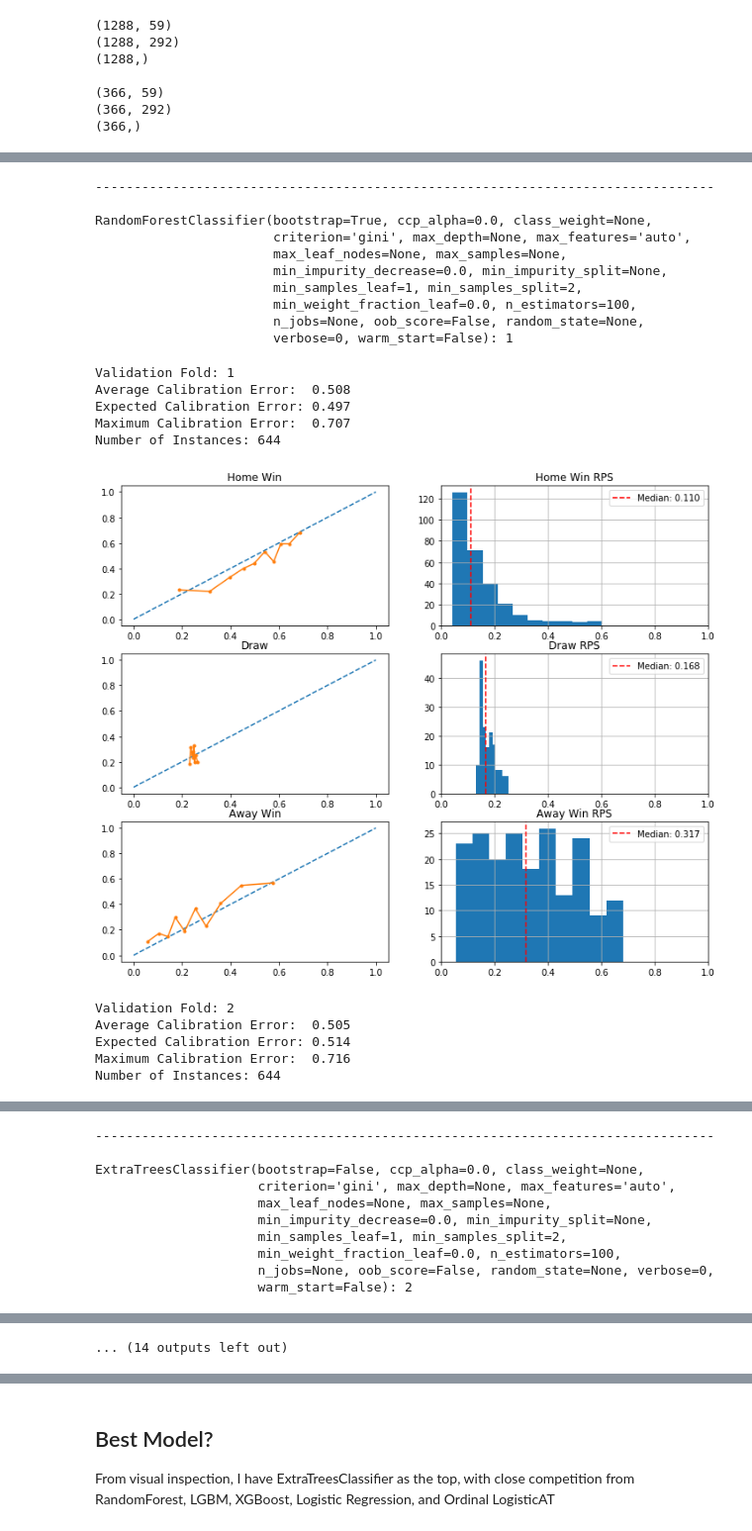
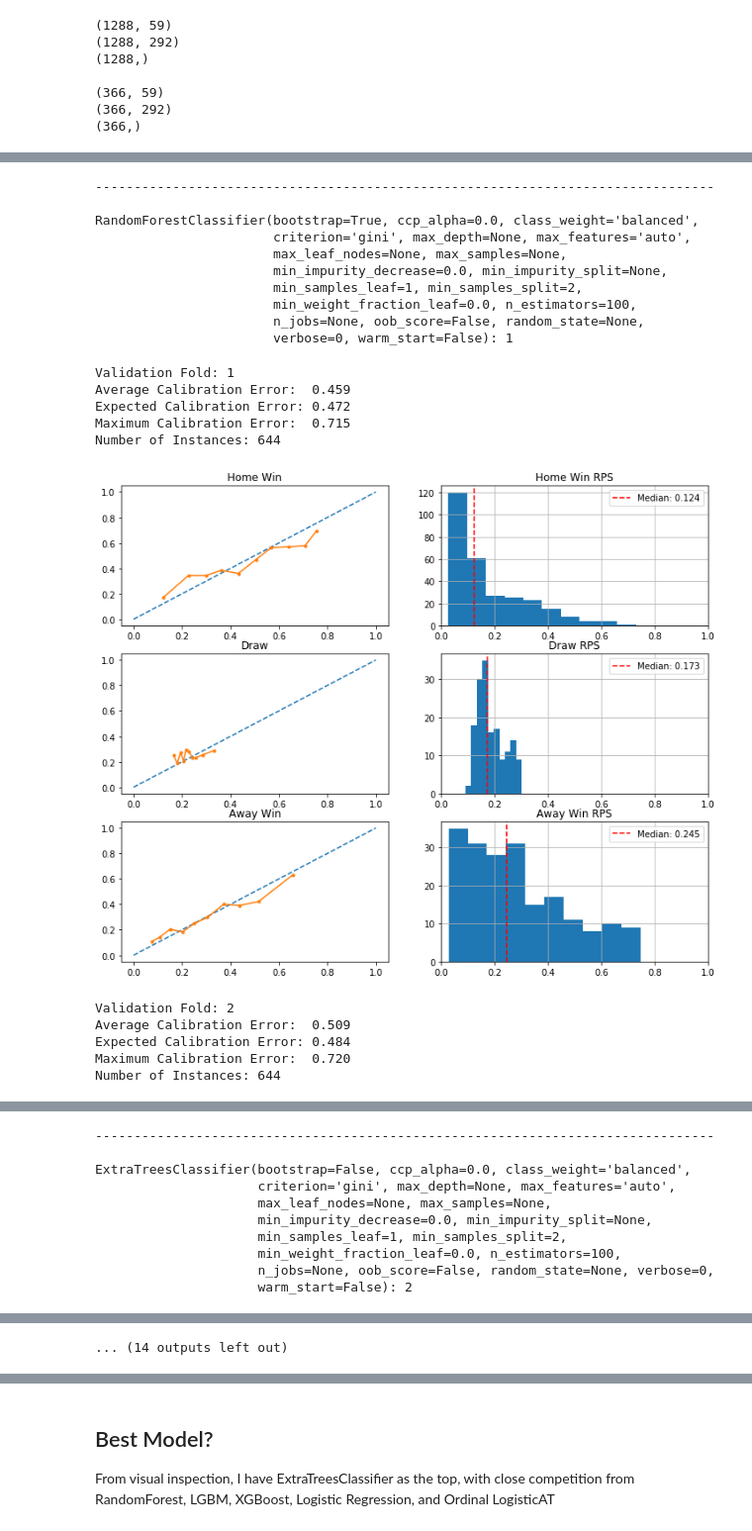
Before and after one commit to DMacGillivray/soccer-predictions, a Jupyter notebook: notebooks/009.003 Modeling - Classifiers + Probability Calibration.ipynb, the cells around one changed output, grey strips where cells are left out. Shown at 99% size. Drawn from its saved outputs; the diff is of its cells as text; code cells hidden in the pictures.

```diff
--- a/notebooks/009.003 Modeling - Classifiers + Probability Calibration.ipynb
+++ b/notebooks/009.003 Modeling - Classifiers + Probability Calibration.ipynb
@@ -364,8 +364,8 @@ from lightgbm import LGBMClassifier
 
 
 clfs = [GaussianNB(priors=[0.45, 0.26, 0.29]),
-        RandomForestClassifier(),
-        ExtraTreesClassifier(),
+        RandomForestClassifier(class_weight='balanced'),
+        ExtraTreesClassifier(class_weight='balanced'),
         LGBMClassifier(objective='multiclass'),
         KNeighborsClassifier(n_neighbors=20, weights='distance', algorithm='brute')]
 
@@ -375,7 +375,7 @@ for i, clf in enumerate(clfs):
     print(f'{clf}: {i}')
     print()
     n_splits=2
-    skf = StratifiedKFold(n_splits=n_splits, shuffle=True)
+    skf = StratifiedKFold(n_splits=n_splits, shuffle=True, random_state=42)
     srs = SelectiveMinMaxScaler(trans_col_name='')
     sig_clf = CalibratedClassifierCV(clf, method="sigmoid", cv="prefit")
     fitted_clf, dfs = run_fit_validate(X_train_val, y_train_val,
@@ -403,21 +403,21 @@ Number of Instances: 644
 --------------------------------------------------------------------------------
 
-RandomForestClassifier(bootstrap=True, ccp_alpha=0.0, class_weight=None,
+RandomForestClassifier(bootstrap=True, ccp_alpha=0.0, class_weight='balanced',
                        criterion='gini', max_depth=None, max_features='auto',
                        max_leaf_nodes=None, max_samples=None,
                        min_impurity_decrease=0.0, min_impurity_split=None,
                        min_samples_leaf=1, min_samples_split=2,
                        min_weight_fraction_leaf=0.0, n_estimators=100,
                        n_jobs=None, oob_score=False, random_state=None,
                        verbose=0, warm_start=False): 1
 Validation Fold: 1
-Average Calibration Error:  0.508
-Expected Calibration Error: 0.497
-Maximum Calibration Error:  0.707
+Average Calibration Error:  0.459
+Expected Calibration Error: 0.472
+Maximum Calibration Error:  0.715
 Number of Instances: 644
-[figure, old version]
+[figure, new version]
 Validation Fold: 2
-Average Calibration Error:  0.505
-Expected Calibration Error: 0.514
-Maximum Calibration Error:  0.716
+Average Calibration Error:  0.509
+Expected Calibration Error: 0.484
+Maximum Calibration Error:  0.720
 Number of Instances: 644
@@ -425,6 +425,6 @@ Number of Instances: 644
 --------------------------------------------------------------------------------
 
-ExtraTreesClassifier(bootstrap=False, ccp_alpha=0.0, class_weight=None,
+ExtraTreesClassifier(bootstrap=False, ccp_alpha=0.0, class_weight='balanced',
                      criterion='gini', max_depth=None, max_features='auto',
                      max_leaf_nodes=None, max_samples=None,
                      min_impurity_decrease=0.0, min_impurity_split=None,
```
Also changed, not shown: parts of 9 cells of this notebook, 5 other files.
